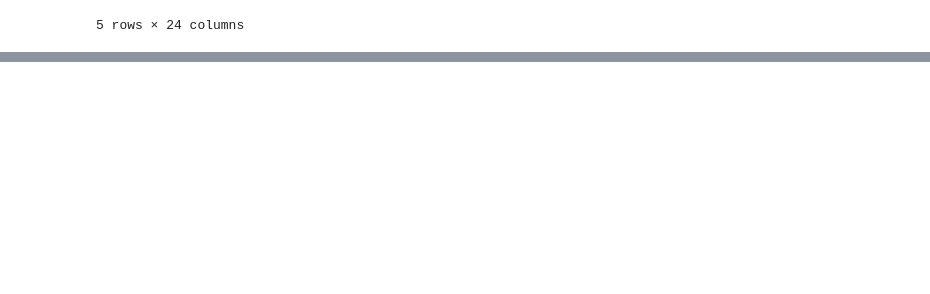
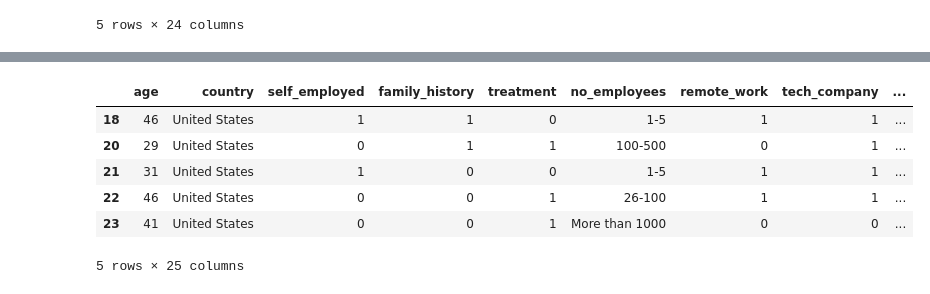
Before and after one commit to denizdagli/mental-health, a Jupyter notebook: dataAnalysis.ipynb, the cells around one changed output, grey strips where cells are left out. Saved outputs shown, nothing was run; the diff lists cells and outputs as text; code cells hidden in the pictures; blank space fills up the shorter version.

```diff
--- a/dataAnalysis.ipynb
+++ b/dataAnalysis.ipynb
@@ -593,0 +655,21 @@ df.head()
+# %%
+employee_mapping = {
+    '1-5': 0,
+    '6-25': 1,
+    '26-100': 2,
+    '100-500': 3,
+    '500-1000': 4,
+    'More than 1000': 5
+}
+
+df['no_employees_encoded'] = df['no_employees'].map(employee_mapping)
+# %%
+df.head()
+# %% [output]
+|  | age | country | self_employed | family_history | treatment | no_employees | remote_work | tech_company | ... |
+| 18 | 46 | United States | 1 | 1 | 0 | 1-5 | 1 | 1 | ... |
+| 20 | 29 | United States | 0 | 1 | 1 | 100-500 | 0 | 1 | ... |
+| 21 | 31 | United States | 1 | 0 | 0 | 1-5 | 1 | 1 | ... |
+| 22 | 46 | United States | 0 | 0 | 1 | 26-100 | 1 | 1 | ... |
+| 23 | 41 | United States | 0 | 0 | 1 | More than 1000 | 0 | 0 | ... |
+5 rows × 25 columns
```
Also changed, not shown: parts of 9 cells of this notebook.
